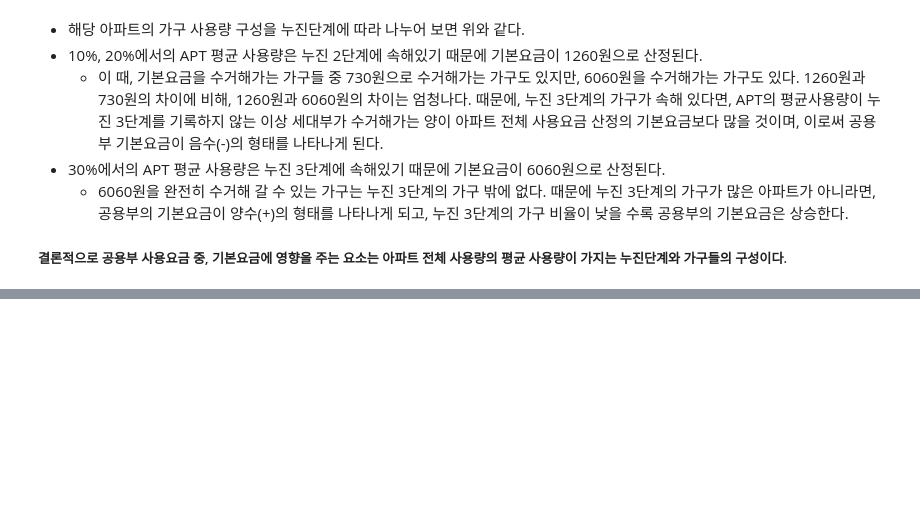
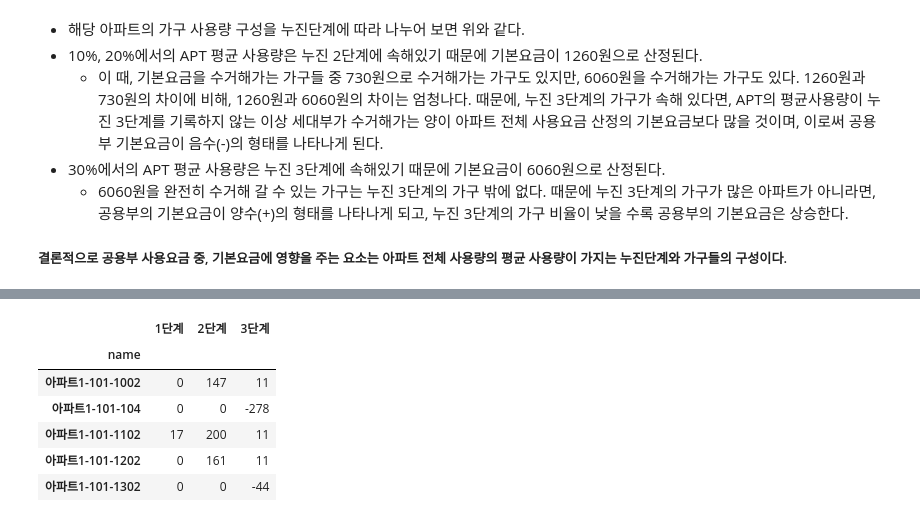
Before and after one commit to formegusto/what-is-public-fee, a Jupyter notebook: What is public fee?.ipynb, the cells around one changed output, grey strips where cells are left out. Saved outputs shown, nothing was run; the diff lists cells and outputs as text; code cells hidden in the pictures; blank space fills up the shorter version.

```diff
--- a/What is public fee?.ipynb
+++ b/What is public fee?.ipynb
@@ -283,0 +349,31 @@ basic_conf
+# %%
+surplus = pd.DataFrame(month_df['usage (kWh)'])
+surplus.index = month_df['name']
+
+# 1단계 잉여자원
+surplus['1단계'] = (surplus['usage (kWh)'] - 200).map(lambda x:
+                                                0 if x >= 0 else x * -1)
+
+# 2단계 잉여자원
+surplus['2단계'] = (surplus['usage (kWh)'] - 400).map(lambda x:
+                                                0 if x >= 0 else # 3단계
+                                                x * -1 if x >= -200 else  # 2단계
+                                                200 # 1단계
+                                               )
+
+# 3단계 잉여자원
+surplus['3단계'] = (surplus['usage (kWh)'] - 411).map(lambda x:
+                                                x * -1 if x >= 0 else # 3단계
+                                                x * -1 if x >= -11 else # 3단계
+                                                11 # 2단계, 1단계
+                                               )
+surplus = surplus[["1단계", "2단계", "3단계"]].copy()
+surplus.head()
+# %% [output]
+|  | 1단계 | 2단계 | 3단계 |
+| name |  |  |  |
+| 아파트1-101-1002 | 0 | 147 | 11 |
+| 아파트1-101-104 | 0 | 0 | -278 |
+| 아파트1-101-1102 | 17 | 200 | 11 |
+| 아파트1-101-1202 | 0 | 161 | 11 |
+| 아파트1-101-1302 | 0 | 0 | -44 |
```
Also changed, not shown: parts of 20 cells of this notebook, 3 other files.
